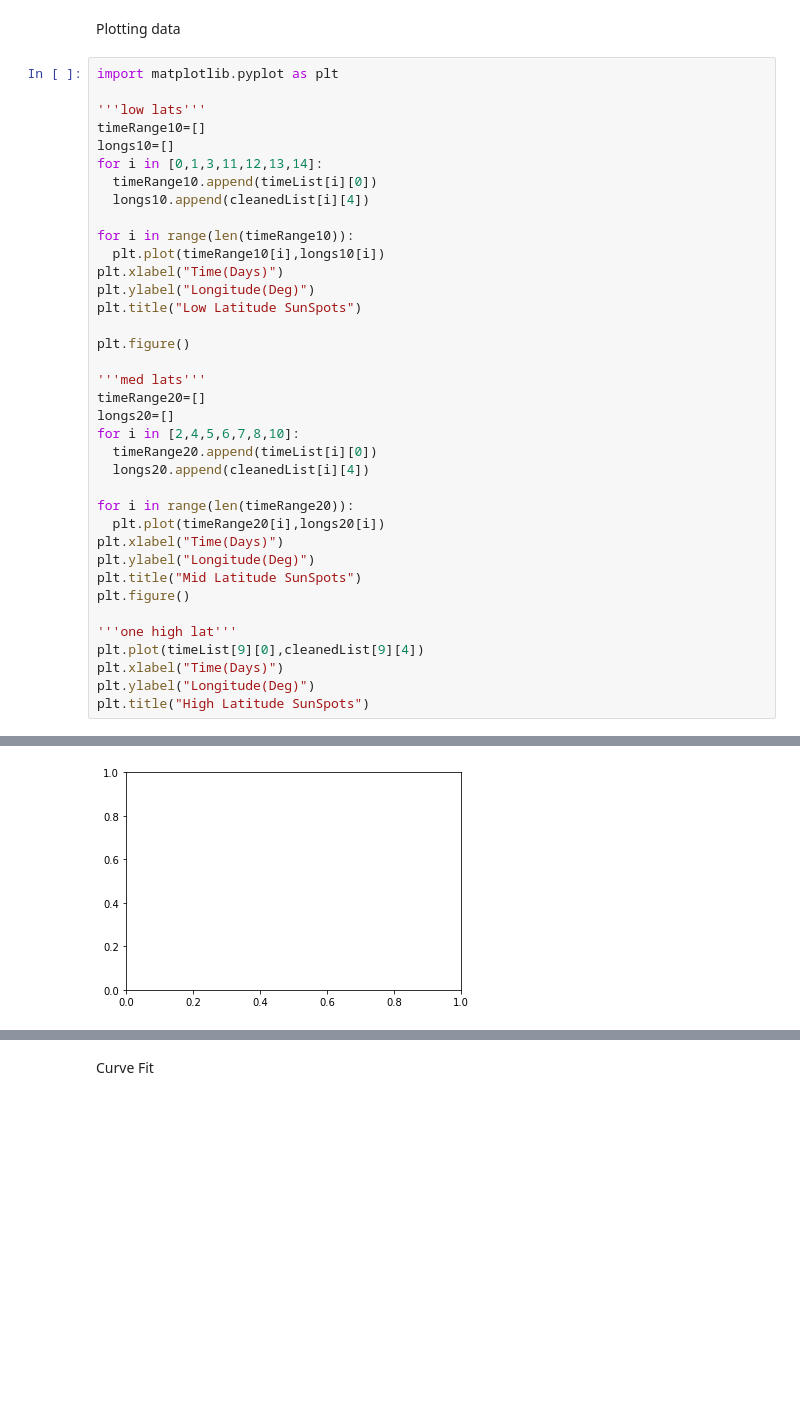
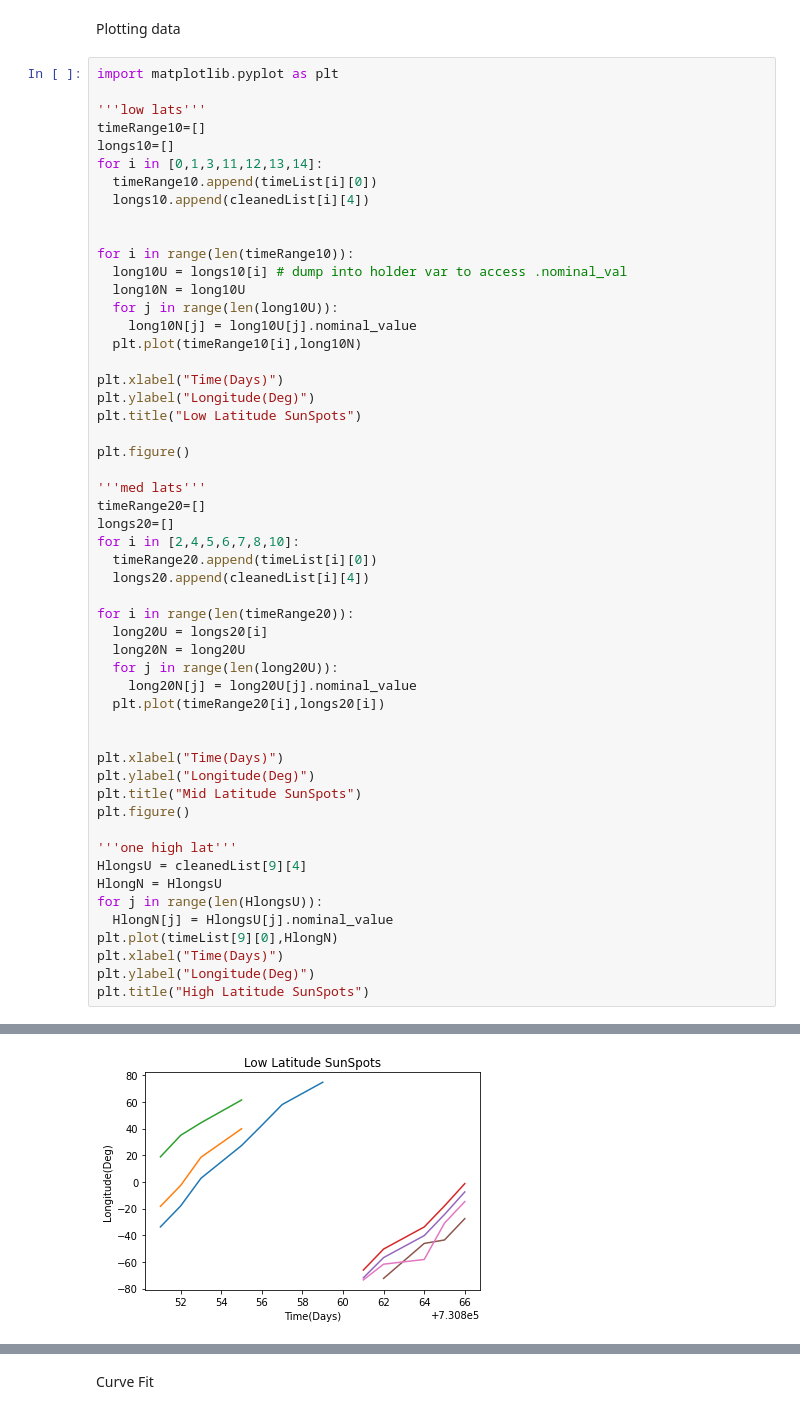
Before and after one commit to StephenJohnson-CardiffUni/Astro, a Jupyter notebook: SunSpot.ipynb, the cells around one changed output, grey strips where cells are left out. Drawn from its saved outputs; the diff is of its cells as text; blank space fills up the shorter version.

Commit message:
Refactor For Uncertainties (not curve_fit)

```diff
--- a/SunSpot.ipynb
+++ b/SunSpot.ipynb
@@ -276,8 +282,14 @@ for i in [0,1,3,11,12,13,14]:
   timeRange10.append(timeList[i][0])
   longs10.append(cleanedList[i][4])
 
+
 for i in range(len(timeRange10)):
-  plt.plot(timeRange10[i],longs10[i])
+  long10U = longs10[i] # dump into holder var to access .nominal_val
+  long10N = long10U
+  for j in range(len(long10U)):
+    long10N[j] = long10U[j].nominal_value
+  plt.plot(timeRange10[i],long10N)
+
 plt.xlabel("Time(Days)")
 plt.ylabel("Longitude(Deg)")
 plt.title("Low Latitude SunSpots")
@@ -292,14 +304,24 @@ for i in [2,4,5,6,7,8,10]:
   longs20.append(cleanedList[i][4])
 
 for i in range(len(timeRange20)):
+  long20U = longs20[i]
+  long20N = long20U
+  for j in range(len(long20U)):
+    long20N[j] = long20U[j].nominal_value
   plt.plot(timeRange20[i],longs20[i])
+
+
 plt.xlabel("Time(Days)")
 plt.ylabel("Longitude(Deg)")
 plt.title("Mid Latitude SunSpots")
 plt.figure()
 
 '''one high lat'''
-plt.plot(timeList[9][0],cleanedList[9][4])
+HlongsU = cleanedList[9][4]
+HlongN = HlongsU
+for j in range(len(HlongsU)):
+  HlongN[j] = HlongsU[j].nominal_value
+plt.plot(timeList[9][0],HlongN)
 plt.xlabel("Time(Days)")
 plt.ylabel("Longitude(Deg)")
 plt.title("High Latitude SunSpots")
@@ -308 +330 @@ TypeError: ignored
-[figure, old version]
+[figure, new version]
```
Also changed, not shown: parts of 3 cells of this notebook.
